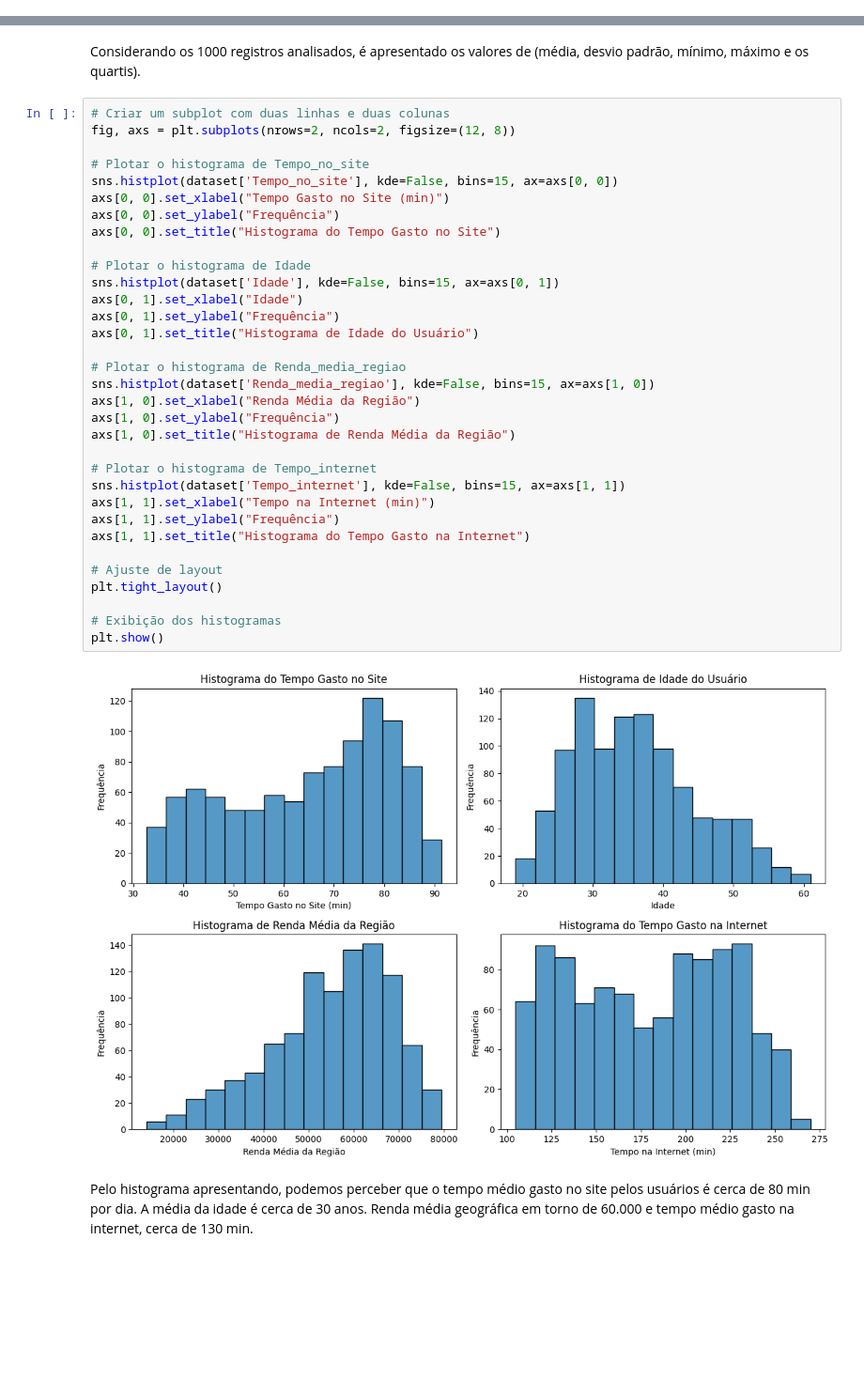
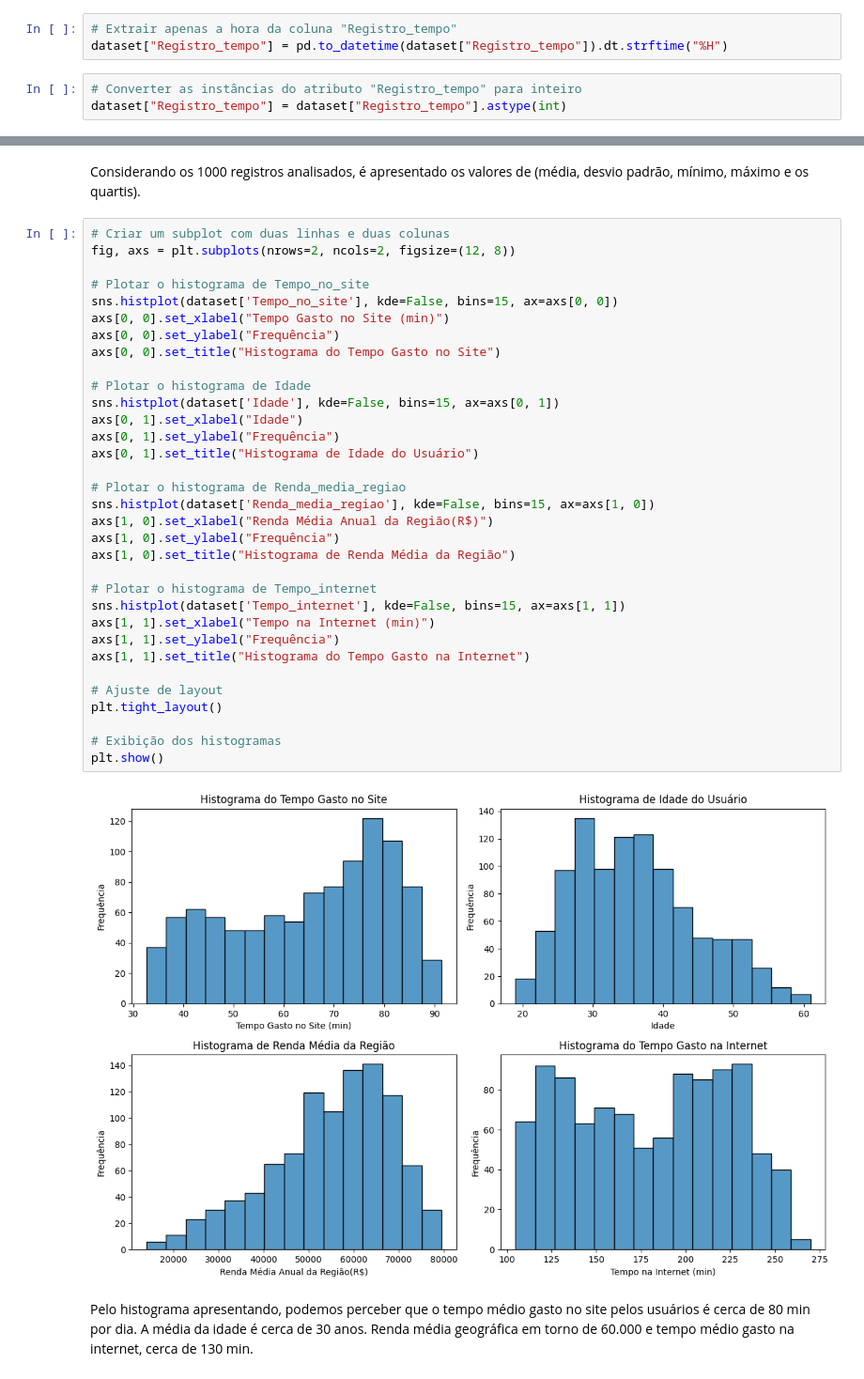
Before and after one commit to higordevellard/Machine_Learning_Advertisiment_Views, a Jupyter notebook: machine_learning_anuncio.ipynb, the cells around one changed output, grey strips where cells are left out. Shown at 94% size. Drawn from its saved outputs; the diff is of its cells as text; blank space fills up the shorter version.

```diff
--- a/machine_learning_anuncio.ipynb
+++ b/machine_learning_anuncio.ipynb
@@ -139,6 +140,12 @@ dataset.head(10)
 | 7 | 66.00 | 48 | 24593.33 | 131.76 | Reactive local challenge | Port Jefferybury | 1 | ... |
 | 8 | 74.53 | 30 | 68862.00 | 221.51 | Configurable coherent function | West Colin | 1 | ... |
 | 9 | 69.88 | 20 | 55642.32 | 183.82 | Mandatory homogeneous architecture | Ramirezton | 1 | ... |
+# %%
+# Extrair apenas a hora da coluna "Registro_tempo"
+dataset["Registro_tempo"] = pd.to_datetime(dataset["Registro_tempo"]).dt.strftime("%H")
+# %%
+# Converter as instâncias do atributo "Registro_tempo" para inteiro
+dataset["Registro_tempo"] = dataset["Registro_tempo"].astype(int)
 # %% [markdown]
 ### **4.2.Estatísticas Descritivas**
 # %%
@@ -162,35 +169,35 @@ fig, axs = plt.subplots(nrows=2, ncols=2, figsize=(12, 8))
 
 # Plotar o histograma de Tempo_no_site
 sns.histplot(dataset['Tempo_no_site'], kde=False, bins=15, ax=axs[0, 0])
 axs[0, 0].set_xlabel("Tempo Gasto no Site (min)")
 axs[0, 0].set_ylabel("Frequência")
 axs[0, 0].set_title("Histograma do Tempo Gasto no Site")
 
 # Plotar o histograma de Idade
 sns.histplot(dataset['Idade'], kde=False, bins=15, ax=axs[0, 1])
 axs[0, 1].set_xlabel("Idade")
 axs[0, 1].set_ylabel("Frequência")
 axs[0, 1].set_title("Histograma de Idade do Usuário")
 
 # Plotar o histograma de Renda_media_regiao
 sns.histplot(dataset['Renda_media_regiao'], kde=False, bins=15, ax=axs[1, 0])
-axs[1, 0].set_xlabel("Renda Média da Região")
+axs[1, 0].set_xlabel("Renda Média Anual da Região(R$)")
 axs[1, 0].set_ylabel("Frequência")
 axs[1, 0].set_title("Histograma de Renda Média da Região")
 
 # Plotar o histograma de Tempo_internet
 sns.histplot(dataset['Tempo_internet'], kde=False, bins=15, ax=axs[1, 1])
 axs[1, 1].set_xlabel("Tempo na Internet (min)")
 axs[1, 1].set_ylabel("Frequência")
 axs[1, 1].set_title("Histograma do Tempo Gasto na Internet")
 
 # Ajuste de layout
 plt.tight_layout()
 
 # Exibição dos histogramas
 plt.show()
 # %% [output]
-[figure, old version]
+[figure, new version]
 # %% [markdown]
 Pelo histograma apresentando, podemos perceber que o tempo médio gasto no site pelos usuários é cerca de 80 min por dia. A média da idade é cerca de 30 anos. Renda média geográfica em torno de 60.000 e tempo médio gasto na internet, cerca de 130 min.
 # %%
```
Also changed, not shown: parts of 23 cells of this notebook.
